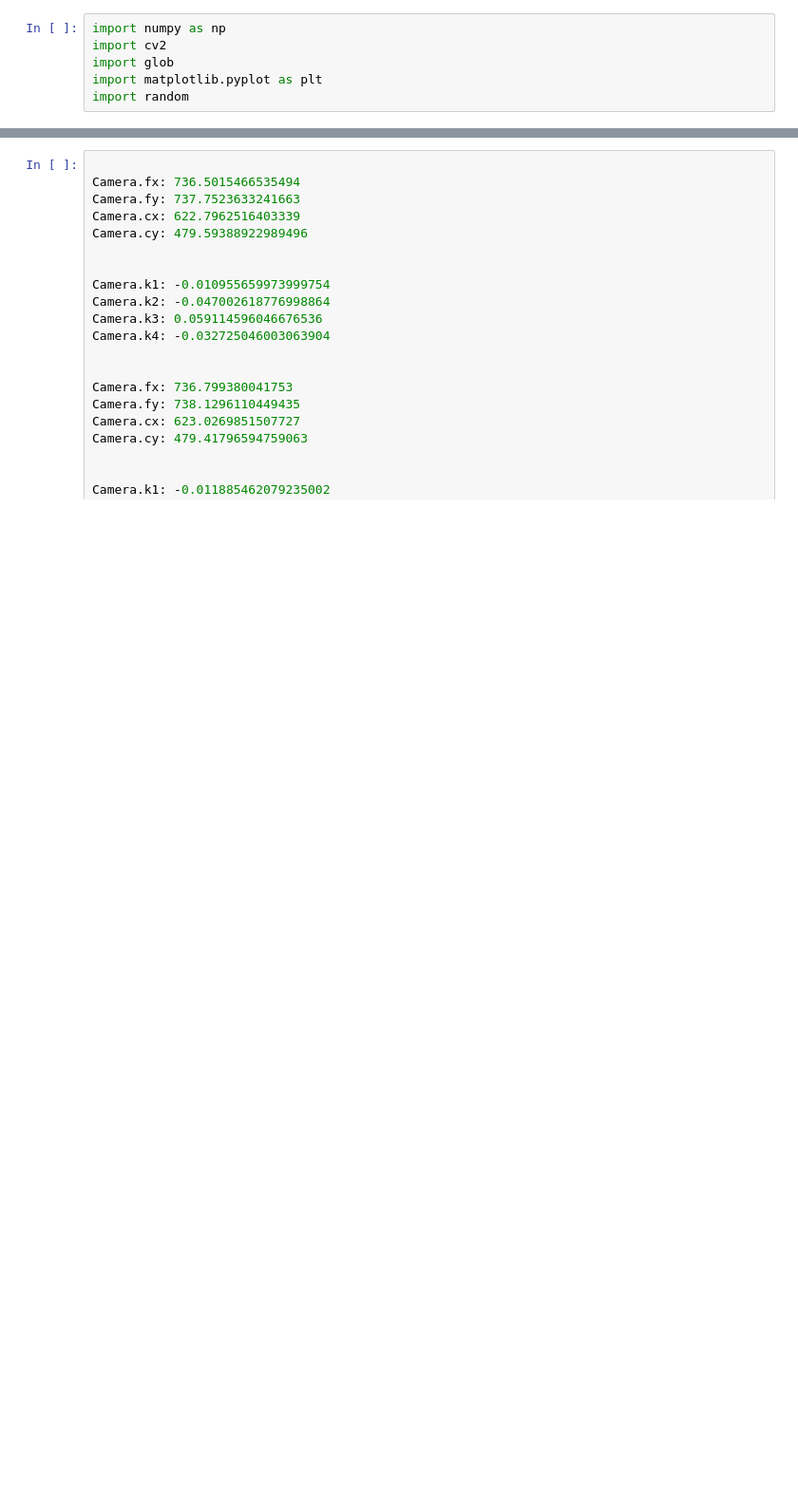
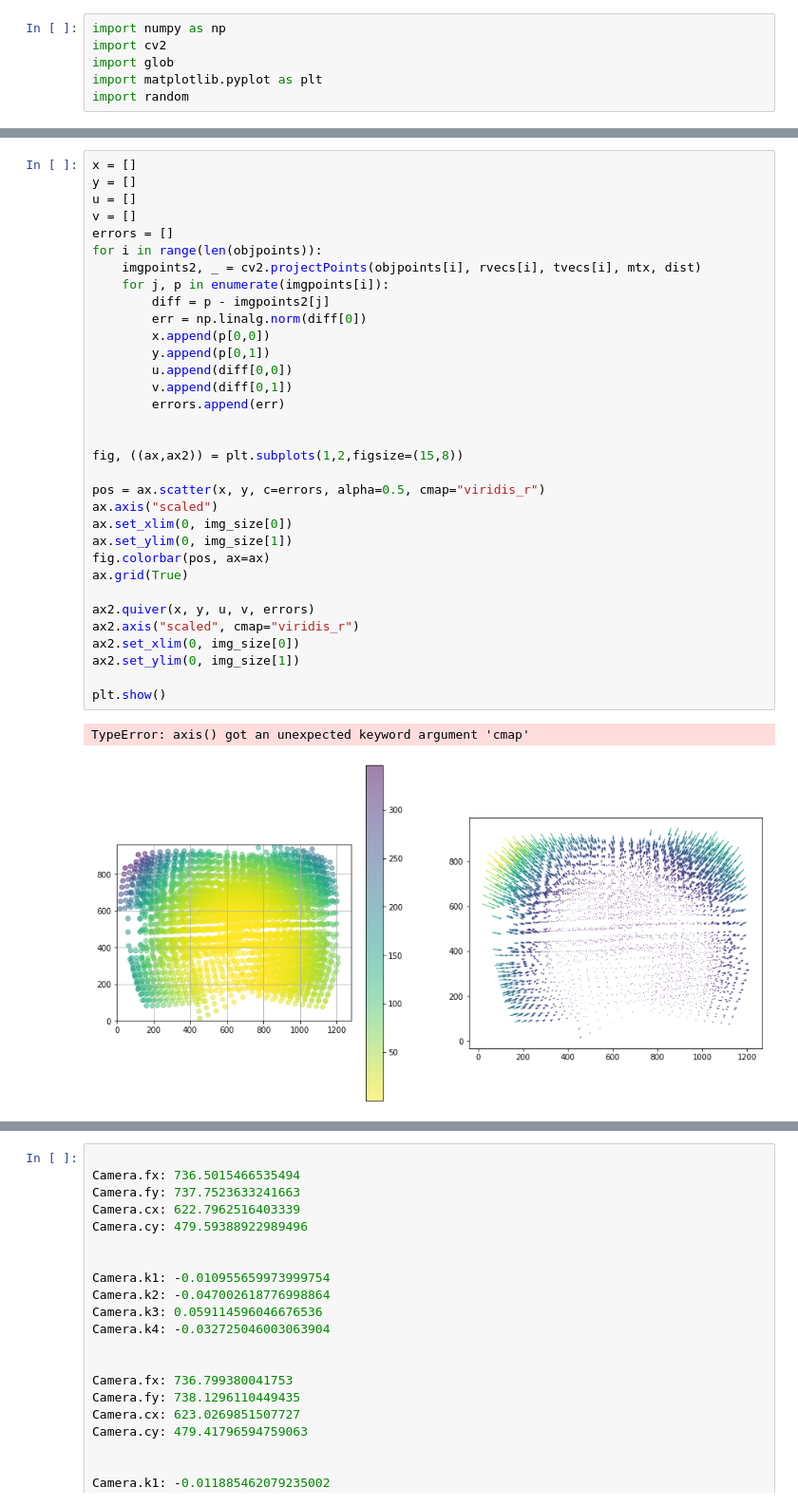
Before and after one commit to azazdeaz/test234, a Jupyter notebook: notebooks/camera_calibration.ipynb, the cells around one changed output, grey strips where cells are left out. Shown at 95% size. Saved outputs shown, nothing was run; the diff lists cells and outputs as text; blank space fills up the shorter version.

```diff
--- a/notebooks/camera_calibration.ipynb
+++ b/notebooks/camera_calibration.ipynb
@@ -10,0 +205,36 @@ import random
+# %%
+x = []
+y = []
+u = []
+v = []
+errors = []
+for i in range(len(objpoints)):
+    imgpoints2, _ = cv2.projectPoints(objpoints[i], rvecs[i], tvecs[i], mtx, dist)
+    for j, p in enumerate(imgpoints[i]):
+        diff = p - imgpoints2[j]
+        err = np.linalg.norm(diff[0])
+        x.append(p[0,0])
+        y.append(p[0,1])
+        u.append(diff[0,0])
+        v.append(diff[0,1])
+        errors.append(err)
+
+
+fig, ((ax,ax2)) = plt.subplots(1,2,figsize=(15,8))
+
+pos = ax.scatter(x, y, c=errors, alpha=0.5, cmap="viridis_r")
+ax.axis("scaled")
+ax.set_xlim(0, img_size[0])
+ax.set_ylim(0, img_size[1])
+fig.colorbar(pos, ax=ax)
+ax.grid(True)
+
+ax2.quiver(x, y, u, v, errors)
+ax2.axis("scaled", cmap="viridis_r")
+ax2.set_xlim(0, img_size[0])
+ax2.set_ylim(0, img_size[1])
+
+plt.show()
+# %% [output]
+TypeError: axis() got an unexpected keyword argument 'cmap'
+[figure, added]
```
Also changed, not shown: parts of 14 cells of this notebook.
